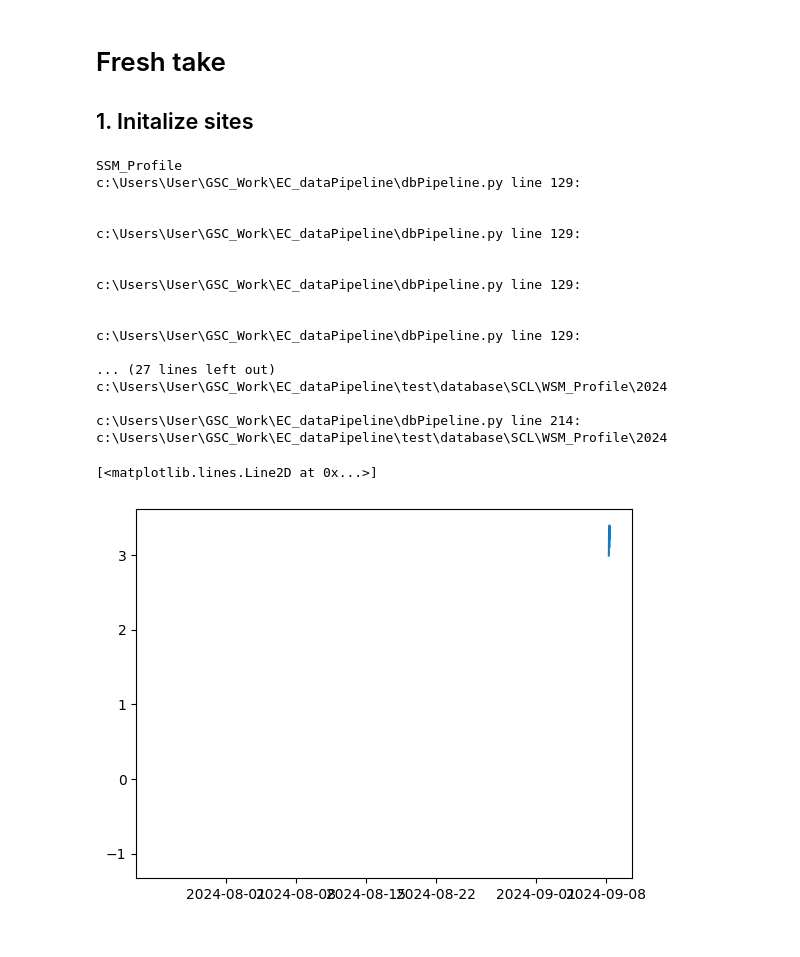
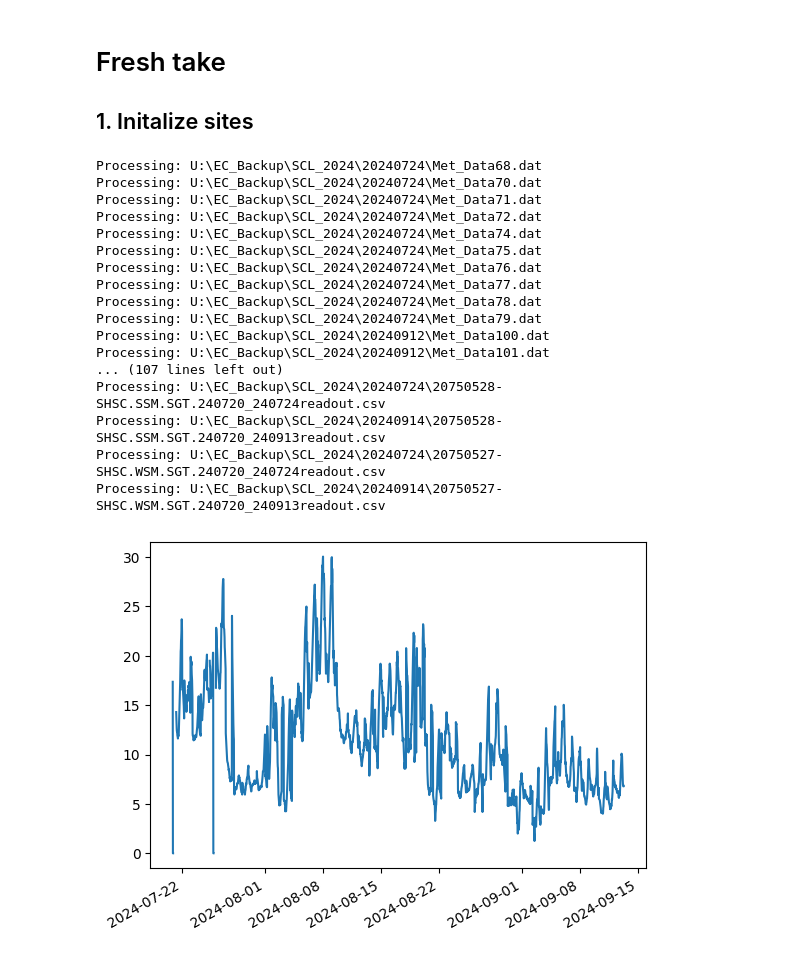
Before and after one commit to gsc-permafrost/EC_dataPipeline, a Jupyter notebook: NewDev.ipynb, the cells around one changed output. Cells and saved outputs as stored; diff of their text form; code cells hidden in the pictures.

```diff
--- a/NewDev.ipynb
+++ b/NewDev.ipynb
@@ -28,42 +28,43 @@ import helperFunctions as helper
 importlib.reload(dbPipeline)
 
 db = dbPipeline.database(projectPath=projectPath,verbose=False)
-template = helper.loadDict('example_data\source_Template.yml')
+template = helper.loadDict(r'example_data\source_Template.yml')
+sourcePath = r'U:\EC_Backup\SCL_2024'
 for siteID in template:
     for measurementID in template[siteID]:
-        print(measurementID)
-        # print(template[siteID][measurementID])
-        db.rawFileSearch(siteID,measurementID,sourcePath='example_data',**template[siteID][measurementID])
+        db.rawFileSearch(siteID,measurementID,sourcePath=sourcePath,**template[siteID][measurementID])
 # %% [output]
-SSM_Profile
-c:\Users\User\GSC_Work\EC_dataPipeline\dbPipeline.py line 129:
-
-
-c:\Users\User\GSC_Work\EC_dataPipeline\dbPipeline.py line 129:
-
-
-c:\Users\User\GSC_Work\EC_dataPipeline\dbPipeline.py line 129:
-
-
-c:\Users\User\GSC_Work\EC_dataPipeline\dbPipeline.py line 129:
-
-... (27 lines left out)
-c:\Users\User\GSC_Work\EC_dataPipeline\test\database\SCL\WSM_Profile\2024
-
-c:\Users\User\GSC_Work\EC_dataPipeline\dbPipeline.py line 214:
-c:\Users\User\GSC_Work\EC_dataPipeline\test\database\SCL\WSM_Profile\2024
+Processing: U:\EC_Backup\SCL_2024\20240724\Met_Data68.dat
+Processing: U:\EC_Backup\SCL_2024\20240724\Met_Data70.dat
+Processing: U:\EC_Backup\SCL_2024\20240724\Met_Data71.dat
+Processing: U:\EC_Backup\SCL_2024\20240724\Met_Data72.dat
+Processing: U:\EC_Backup\SCL_2024\20240724\Met_Data74.dat
+Processing: U:\EC_Backup\SCL_2024\20240724\Met_Data75.dat
+Processing: U:\EC_Backup\SCL_2024\20240724\Met_Data76.dat
+Processing: U:\EC_Backup\SCL_2024\20240724\Met_Data77.dat
+Processing: U:\EC_Backup\SCL_2024\20240724\Met_Data78.dat
+Processing: U:\EC_Backup\SCL_2024\20240724\Met_Data79.dat
+Processing: U:\EC_Backup\SCL_2024\20240912\Met_Data100.dat
+Processing: U:\EC_Backup\SCL_2024\20240912\Met_Data101.dat
+... (107 lines left out)
+Processing: U:\EC_Backup\SCL_2024\20240724\20750528-SHSC.SSM.SGT.240720_240724readout.csv
+Processing: U:\EC_Backup\SCL_2024\20240914\20750528-SHSC.SSM.SGT.240720_240913readout.csv
+Processing: U:\EC_Backup\SCL_2024\20240724\20750527-SHSC.WSM.SGT.240720_240724readout.csv
+Processing: U:\EC_Backup\SCL_2024\20240914\20750527-SHSC.WSM.SGT.240720_240913readout.csv
 # %%
+import numpy as np
 import matplotlib.pyplot as plt
 importlib.reload(dbPipeline)
-path = r'test\database\SCL\Flux\2024'
+path = r'test\database\SCL\Met\2024'
 f = dbPipeline.databaseFolder(path = path,year = 2024)
 f.Data
-plt.figure()
-plt.plot(f.Data['Ux_mean'])
+fig = plt.figure()
+f.Data.loc[((f.Data['AirTC_Avg']>50)|(f.Data['AirTC_Avg']<-60)),'AirTC_Avg']=np.nan
+plt.plot(f.Data['AirTC_Avg'])
 # plt.plot(f.Data['TS_1_2_1'])
 # plt.plot(f.Data['TS_2_2_1'])
 # plt.plot(f.Data['TS_3_2_1'])
 # plt.plot(f.Data['TS_4_2_1'])
+fig.autofmt_xdate()
 # %% [output]
-[<matplotlib.lines.Line2D at 0x...>]
-[figure, old version]
+[figure, new version]
```
Also changed, not shown: parts of 29 cells of this notebook, 4 other files.
